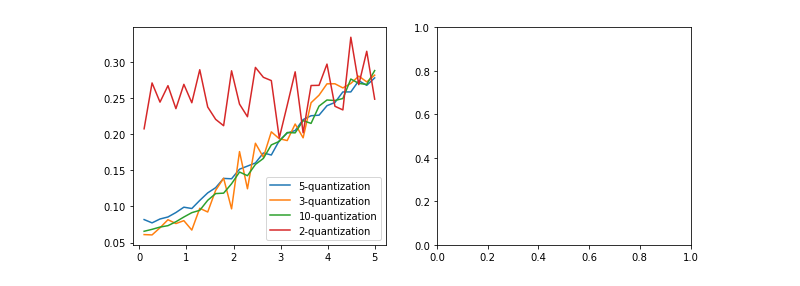
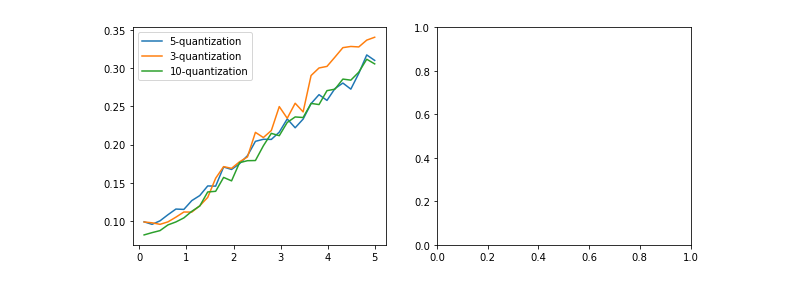
Before and after one commit to fengyuli-dev/debias-recommender, a Jupyter notebook: experiment.ipynb, the cells around one changed output. Drawn from its saved outputs; the diff is of its cells as text; code cells hidden in the pictures.

```diff
--- a/experiment.ipynb
+++ b/experiment.ipynb
@@ -33,15 +34,0 @@ fig.show()
-# %%
-truth = generate_ground_truth_matrix(
-    (1000, 1000), environment='latent-static-v1')
-users, items, ratings, P, R, R_no_noise = ground_truth_matrix_to_dataset(
-    truth, quantization='binary', bias='full underlying')
-train_df = to_dataframe(ratings)
-# %%
-reader = Reader(rating_scale=(1, 2))
-data = Dataset.load_from_df(train_df[['userID', 'itemID', 'rating']], reader)
-trainset = data.build_full_trainset()
-
-knn = KNNBasic()
-svd = SVD()
-
-knn.fit(trainset)
@@ -52,5 +34,0 @@ Done computing similarity matrix.
-# %%
-test_df = generate_test_dataframe(R)
-testset = Dataset.load_from_df(test_df[['userID', 'itemID', 'rating']], reader).build_full_trainset().build_testset()
-predictions = knn.test(testset)
-accuracy.rmse(predictions)
@@ -68,7 +45,7 @@ for i in range(len(beta)):
         truth, quantization='onetofive', bias='full underlying', beta=beta[i])
     train_df = to_dataframe(ratings)
 
-    reader = Reader(rating_scale=(1, 5))
+    reader = Reader(rating_scale=(0, 1))
     data = Dataset.load_from_df(train_df[['userID', 'itemID', 'rating']], reader)
     trainset = data.build_full_trainset()
 
@@ -78,7 +55,7 @@ for i in range(len(beta)):
     test_df = generate_test_dataframe(R_no_noise)
     testset = Dataset.load_from_df(test_df[['userID', 'itemID', 'rating']], reader).build_full_trainset().build_testset()
     predictions = knn.test(testset)
-    result.append(accuracy.mae(predictions) / 5)
+    result.append(accuracy.rmse(predictions))
 
 result_5 = result
 
@@ -91,7 +68,7 @@ for i in range(len(beta)):
         truth, quantization='onetothree', bias='full underlying', beta=beta[i])
     train_df = to_dataframe(ratings)
 
-    reader = Reader(rating_scale=(1, 3))
+    reader = Reader(rating_scale=(0, 1))
     data = Dataset.load_from_df(
         train_df[['userID', 'itemID', 'rating']], reader)
     trainset = data.build_full_trainset()
@@ -103,7 +80,7 @@ for i in range(len(beta)):
     testset = Dataset.load_from_df(
         test_df[['userID', 'itemID', 'rating']], reader).build_full_trainset().build_testset()
     predictions = knn.test(testset)
-    result.append(accuracy.mae(predictions) / 3)
+    result.append(accuracy.rmse(predictions))
 
 result_3 = result
 
@@ -116,7 +93,7 @@ for i in range(len(beta)):
         truth, quantization='onetoten', bias='full underlying', beta=beta[i])
     train_df = to_dataframe(ratings)
 
-    reader = Reader(rating_scale=(1, 10))
+    reader = Reader(rating_scale=(0, 1))
     data = Dataset.load_from_df(
         train_df[['userID', 'itemID', 'rating']], reader)
     trainset = data.build_full_trainset()
@@ -128,7 +105,7 @@ for i in range(len(beta)):
     testset = Dataset.load_from_df(
         test_df[['userID', 'itemID', 'rating']], reader).build_full_trainset().build_testset()
     predictions = knn.test(testset)
-    result.append(accuracy.mae(predictions) / 10)
+    result.append(accuracy.rmse(predictions))
 
 result_10 = result
 # %% [output]
@@ -195,10 +129,9 @@ MAE:  0.4972
 # %%
 fig, axs = plt.subplots(1, 2, figsize=(10, 4))
 axs[0].plot(beta, result_5, label='5-quantization')
 axs[0].plot(beta, result_3, label='3-quantization')
 axs[0].plot(beta, result_10, label='10-quantization')
-axs[0].plot(beta, result_2, label='2-quantization')
 axs[0].legend()
 fig.show()
 # %% [output]
-[figure, old version]
+[figure, new version]
```
Also changed, not shown: parts of 8 cells of this notebook, 1 other file.
